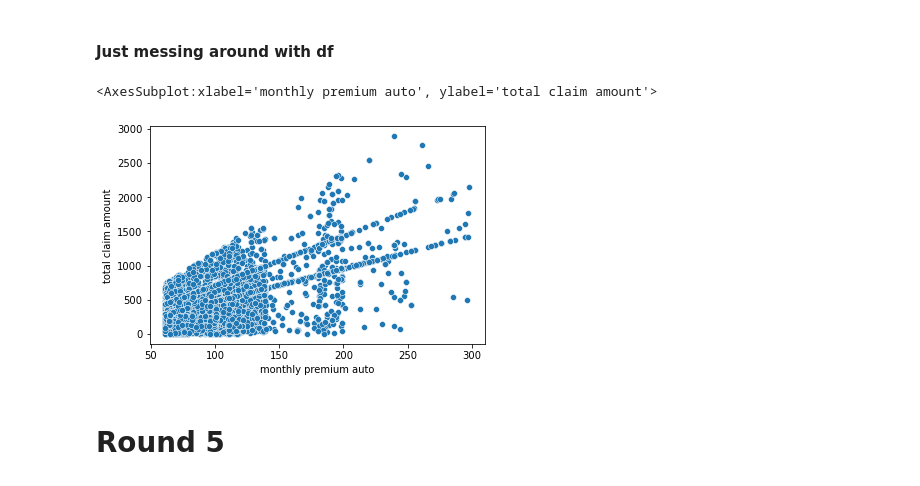
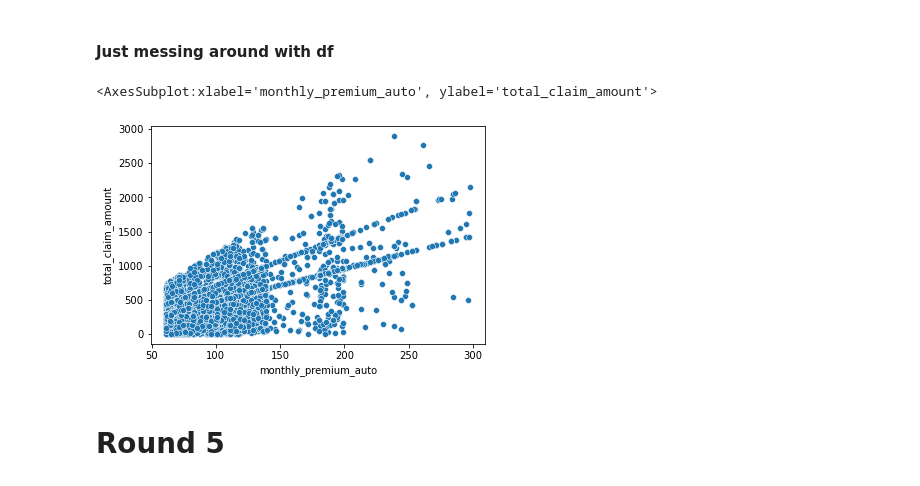
Before and after one commit to JuliaVazquez/lab-customer-analysis-round-2, a Jupyter notebook: files_for_lab/csv_files/Week1_Labs2-7_Julia.ipynb, the cells around one changed output. Saved outputs shown, nothing was run; the diff lists cells and outputs as text; code cells hidden in the pictures.

```diff
--- a/files_for_lab/csv_files/Week1_Labs2-7_Julia.ipynb
+++ b/files_for_lab/csv_files/Week1_Labs2-7_Julia.ipynb
@@ -321,5 +316,5 @@ new_dataset
 # %%
-new_dataset['effective to date'] = pd.to_datetime(new_dataset['effective to date'], errors='coerce')
+new_dataset['effective_to_date'] = pd.to_datetime(new_dataset['effective_to_date'], errors='coerce')
 new_dataset.dtypes
 # %% [output]
 customer                                 object
@@ -341,7 +336,9 @@ vehicle type                             object
 dtype: object
 # %%
-new_dataset ['month'] = new_dataset ['effective to date'][0].month
+# new_dataset ['month'] = new_dataset ['effective to date'][0].month
+# new_dataset
+
+# correction of Phillip's code
+new_dataset['month']= new_dataset['effective_to_date'].dt.month
 new_dataset
-#pd.DatetimeIndex(df['date']).month
-# df['month']= df['col'].dt.month
 # %% [output]
@@ -369,3 +366,3 @@ for date in new_dataset['effective to date']:
 # %%
-new_dataset['month'] = month
-new_dataset
+# new_dataset['month'] = month
+# new_dataset
@@ -677,6 +660,6 @@ for col in numerical.columns:
 ### check the multicollinearity, write code for both the correlation matrix and for seaborn heatmap
 # %%
 numerical.columns
-numerical = numerical[['customer lifetime value', 'income', 'monthly premium auto',
-       'months since last claim', 'months since policy inception',
-       'number of open complaints', 'number of policies', 'month', 'total claim amount']]
+# numerical = numerical[['customer lifetime value', 'income', 'monthly premium auto',
+#        'months since last claim', 'months since policy inception',
+#        'number of open complaints', 'number of policies', 'month', 'total claim amount']]
@@ -702,10 +691,10 @@ plt.show()
 # %% [markdown]
 #### Just messing around with df
 # %%
-sns.scatterplot(x = numerical['monthly premium auto'], y = numerical['total claim amount'])
+sns.scatterplot(x = numerical['monthly_premium_auto'], y = numerical['total_claim_amount'])
 # %% [output]
-<AxesSubplot:xlabel='monthly premium auto', ylabel='total claim amount'>
+<AxesSubplot:xlabel='monthly_premium_auto', ylabel='total_claim_amount'>
-[figure, old version]
+[figure, new version]
 # %% [markdown]
 # Round 5
 # %% [markdown]
```
Also changed, not shown: parts of 41 cells of this notebook.
